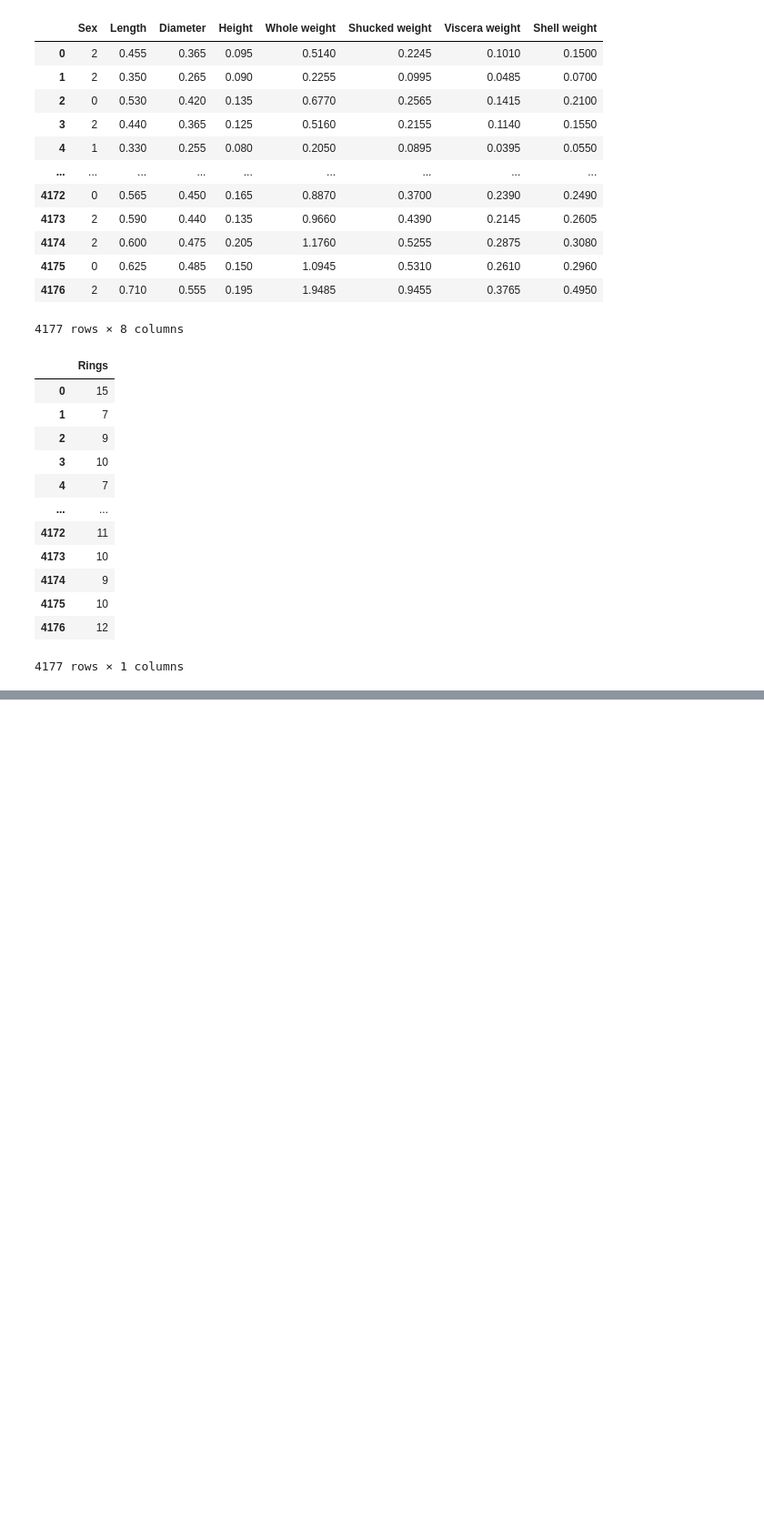
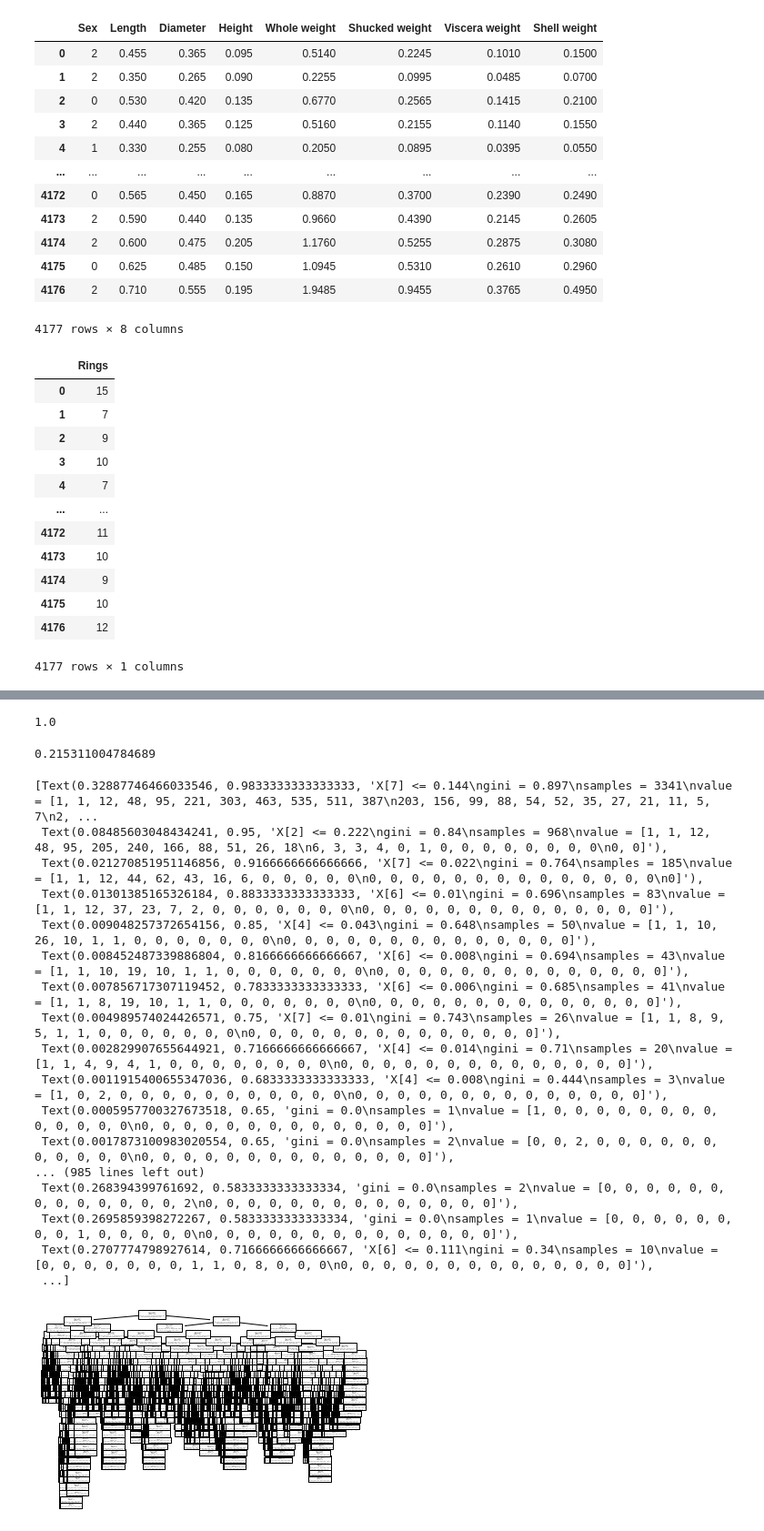
Before and after one commit to fredhsu777/hw1_M11112075, a Jupyter notebook: 資料探勘作業一-鮑魚年齡預測.ipynb, the cells around one changed output, grey strips where cells are left out. Shown at 91% size. Saved outputs shown, nothing was run; the diff lists cells and outputs as text; code cells hidden in the pictures; blank space fills up the shorter version.

```diff
--- a/資料探勘作業一-鮑魚年齡預測.ipynb
+++ b/資料探勘作業一-鮑魚年齡預測.ipynb
@@ -1,7 +1,8 @@
 # %%
 import pandas as pd
+import matplotlib.pyplot as plt
 
-a=pd.read_csv("C:/Users/user/Desktop/資料探勘作業一/鮑魚年齡.csv",sep='\t')
+a=pd.read_csv("C:/Users/a8904/OneDrive/桌面/資料探勘作業一/資料探勘作業一/鮑魚年齡.csv",sep=',')
 
 a
 # %% [output]
@@ -107,0 +129,29 @@ array([11,  9, 10,  8,  7,  9,  8, 10,  7,  9,  9,  9, 10,  8, 12,  6,  8,
+# %%
+clf.score(x_train,y_train)
+# %% [output]
+1.0
+# %%
+clf.score(x_test,y_test)
+# %% [output]
+0.215311004784689
+# %%
+tree.plot_tree(clf)
+# %% [output]
+[Text(0.32887746466033546, 0.9833333333333333, 'X[7] <= 0.144\ngini = 0.897\nsamples = 3341\nvalue = [1, 1, 12, 48, 95, 221, 303, 463, 535, 511, 387\n203, 156, 99, 88, 54, 52, 35, 27, 21, 11, 5, 7\n2, ...
+ Text(0.08485603048434241, 0.95, 'X[2] <= 0.222\ngini = 0.84\nsamples = 968\nvalue = [1, 1, 12, 48, 95, 205, 240, 166, 88, 51, 26, 18\n6, 3, 3, 4, 0, 1, 0, 0, 0, 0, 0, 0, 0, 0\n0, 0]'),
+ Text(0.021270851951146856, 0.9166666666666666, 'X[7] <= 0.022\ngini = 0.764\nsamples = 185\nvalue = [1, 1, 12, 44, 62, 43, 16, 6, 0, 0, 0, 0, 0\n0, 0, 0, 0, 0, 0, 0, 0, 0, 0, 0, 0, 0, 0\n0]'),
+ Text(0.01301385165326184, 0.8833333333333333, 'X[6] <= 0.01\ngini = 0.696\nsamples = 83\nvalue = [1, 1, 12, 37, 23, 7, 2, 0, 0, 0, 0, 0, 0, 0\n0, 0, 0, 0, 0, 0, 0, 0, 0, 0, 0, 0, 0, 0]'),
+ Text(0.009048257372654156, 0.85, 'X[4] <= 0.043\ngini = 0.648\nsamples = 50\nvalue = [1, 1, 10, 26, 10, 1, 1, 0, 0, 0, 0, 0, 0, 0\n0, 0, 0, 0, 0, 0, 0, 0, 0, 0, 0, 0, 0, 0]'),
+ Text(0.008452487339886804, 0.8166666666666667, 'X[6] <= 0.008\ngini = 0.694\nsamples = 43\nvalue = [1, 1, 10, 19, 10, 1, 1, 0, 0, 0, 0, 0, 0, 0\n0, 0, 0, 0, 0, 0, 0, 0, 0, 0, 0, 0, 0, 0]'),
+ Text(0.007856717307119452, 0.7833333333333333, 'X[6] <= 0.006\ngini = 0.685\nsamples = 41\nvalue = [1, 1, 8, 19, 10, 1, 1, 0, 0, 0, 0, 0, 0, 0\n0, 0, 0, 0, 0, 0, 0, 0, 0, 0, 0, 0, 0, 0]'),
+ Text(0.004989574024426571, 0.75, 'X[7] <= 0.01\ngini = 0.743\nsamples = 26\nvalue = [1, 1, 8, 9, 5, 1, 1, 0, 0, 0, 0, 0, 0, 0\n0, 0, 0, 0, 0, 0, 0, 0, 0, 0, 0, 0, 0, 0]'),
+ Text(0.002829907655644921, 0.7166666666666667, 'X[4] <= 0.014\ngini = 0.71\nsamples = 20\nvalue = [1, 1, 4, 9, 4, 1, 0, 0, 0, 0, 0, 0, 0, 0\n0, 0, 0, 0, 0, 0, 0, 0, 0, 0, 0, 0, 0, 0]'),
+ Text(0.0011915400655347036, 0.6833333333333333, 'X[4] <= 0.008\ngini = 0.444\nsamples = 3\nvalue = [1, 0, 2, 0, 0, 0, 0, 0, 0, 0, 0, 0, 0, 0\n0, 0, 0, 0, 0, 0, 0, 0, 0, 0, 0, 0, 0, 0]'),
+ Text(0.0005957700327673518, 0.65, 'gini = 0.0\nsamples = 1\nvalue = [1, 0, 0, 0, 0, 0, 0, 0, 0, 0, 0, 0, 0, 0\n0, 0, 0, 0, 0, 0, 0, 0, 0, 0, 0, 0, 0, 0]'),
+ Text(0.0017873100983020554, 0.65, 'gini = 0.0\nsamples = 2\nvalue = [0, 0, 2, 0, 0, 0, 0, 0, 0, 0, 0, 0, 0, 0\n0, 0, 0, 0, 0, 0, 0, 0, 0, 0, 0, 0, 0, 0]'),
+... (985 lines left out)
+ Text(0.268394399761692, 0.5833333333333334, 'gini = 0.0\nsamples = 2\nvalue = [0, 0, 0, 0, 0, 0, 0, 0, 0, 0, 0, 0, 0, 2\n0, 0, 0, 0, 0, 0, 0, 0, 0, 0, 0, 0, 0, 0]'),
+ Text(0.2695859398272267, 0.5833333333333334, 'gini = 0.0\nsamples = 1\nvalue = [0, 0, 0, 0, 0, 0, 0, 0, 1, 0, 0, 0, 0, 0\n0, 0, 0, 0, 0, 0, 0, 0, 0, 0, 0, 0, 0, 0]'),
+ Text(0.2707774798927614, 0.7166666666666667, 'X[6] <= 0.111\ngini = 0.34\nsamples = 10\nvalue = [0, 0, 0, 0, 0, 0, 0, 1, 1, 0, 8, 0, 0, 0\n0, 0, 0, 0, 0, 0, 0, 0, 0, 0, 0, 0, 0, 0]'),
+ ...]
+[figure, added]
```
Also changed, not shown: parts of 17 cells of this notebook, 3 other files.
